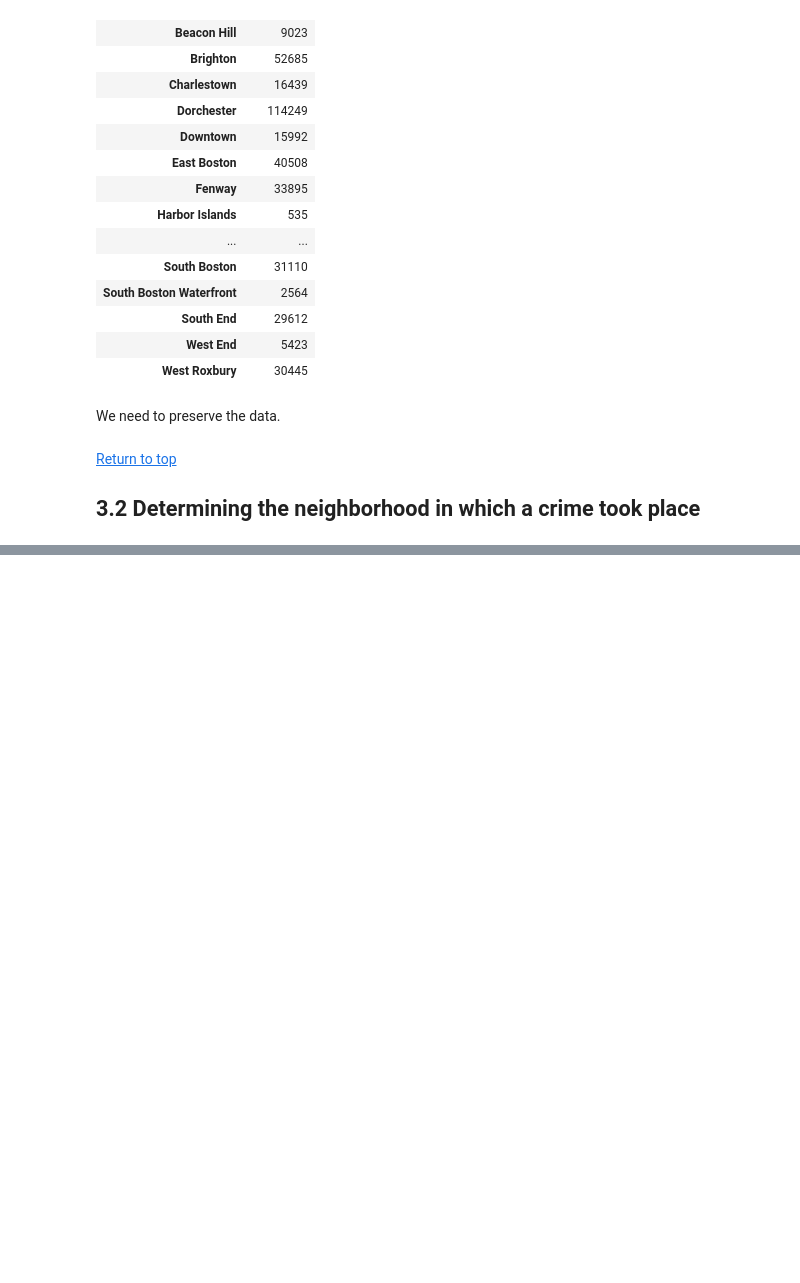
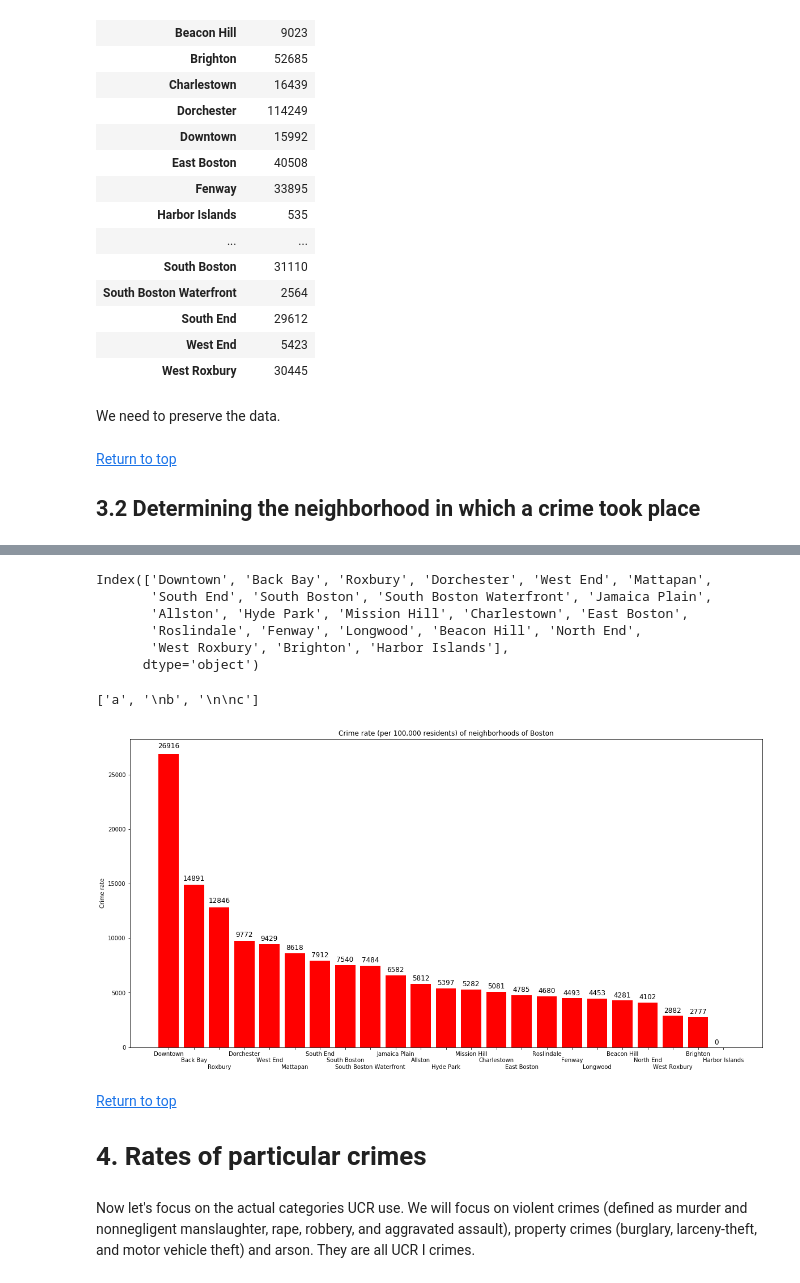
Before and after one commit to iajoiner/boston-crime, a Jupyter notebook: Boston Crime.ipynb, the cells around one changed output, grey strips where cells are left out. Cells and saved outputs as stored; diff of their text form; code cells hidden in the pictures; blank space fills up the shorter version.

```diff
--- a/Boston Crime.ipynb
+++ b/Boston Crime.ipynb
@@ -723,0 +950,5 @@ Since we already have the information about
+# %%
+for index, row in df_nbh_full.iterrows():
+    df_nbh_full.at[index, 'Crime rate'] = df_nbh_full.at[index, 'count'] / df_nbh_full.at[index, 'population']
+# %%
+df_nbh_full = df_nbh_full.sort_values('Crime rate', ascending = False)
@@ -723,0 +1008,3 @@ Since we already have the information about
+# %%
+for index, row in df_nbh_full.iterrows():
+    df_nbh_full.at[index, 'Crime rate'] = df_nbh_full.at[index, 'Crime rate'] * 365 / 1322
@@ -723,0 +1013,3 @@ Since we already have the information about
+# %%
+for index, row in df_nbh_full.iterrows():
+    df_nbh_full.at[index, 'Crime rate'] = df_nbh_full.at[index, 'Crime rate'] * 100000
@@ -723,0 +1036,38 @@ Since we already have the information about
+# %%
+df_nbh_full.index
+# %% [output]
+Index(['Downtown', 'Back Bay', 'Roxbury', 'Dorchester', 'West End', 'Mattapan',
+       'South End', 'South Boston', 'South Boston Waterfront', 'Jamaica Plain',
+       'Allston', 'Hyde Park', 'Mission Hill', 'Charlestown', 'East Boston',
+       'Roslindale', 'Fenway', 'Longwood', 'Beacon Hill', 'North End',
+       'West Roxbury', 'Brighton', 'Harbor Islands'],
+      dtype='object')
+# %%
+multiliner(['a','b','c'],3)
+# %% [output]
+['a', '\nb', '\n\nc']
+# %%
+fig0 = plt.figure(figsize = (20,10))
+ax0 = plt.subplot(111)
+ind0 = np.arange(23)
+crime_rate_by_neighborhood = df_nbh_full['Crime rate']
+rects = ax0.bar(ind0, crime_rate_by_neighborhood, width = 0.8, color = 'r')
+ax0.set_xticks(ind0)
+ax0.set_xticklabels(multiliner(df_nbh_full.index.tolist(),3))
+ax0.set_title('Crime rate (per 100,000 residents) of neighborhoods of Boston')
+ax0.set_ylabel('Crime rate')
+for rect in rects:
+    height = rect.get_height()
+    if height >= 9999.5:
+        hor = rect.get_x() - 0.02
+    else:
+        hor = rect.get_x() + 0.05
+    ax0.text(hor, 1.01 * height + 250, int(round(height)), fontsize = 12)
+# %% [output]
+[figure, added]
+# %% [markdown]
+<a id = '4'></a>
+[Return to top](#top)
+# 4. Rates of particular crimes
+# %% [markdown]
+Now let's focus on the actual categories UCR use. We will focus on violent crimes (defined as murder and nonnegligent manslaughter, rape, robbery, and aggravated assault), property crimes (burglary, larceny-theft, and motor vehicle theft) and arson. They are all UCR I crimes.
```
Also changed, not shown: parts of 50 cells of this notebook.
